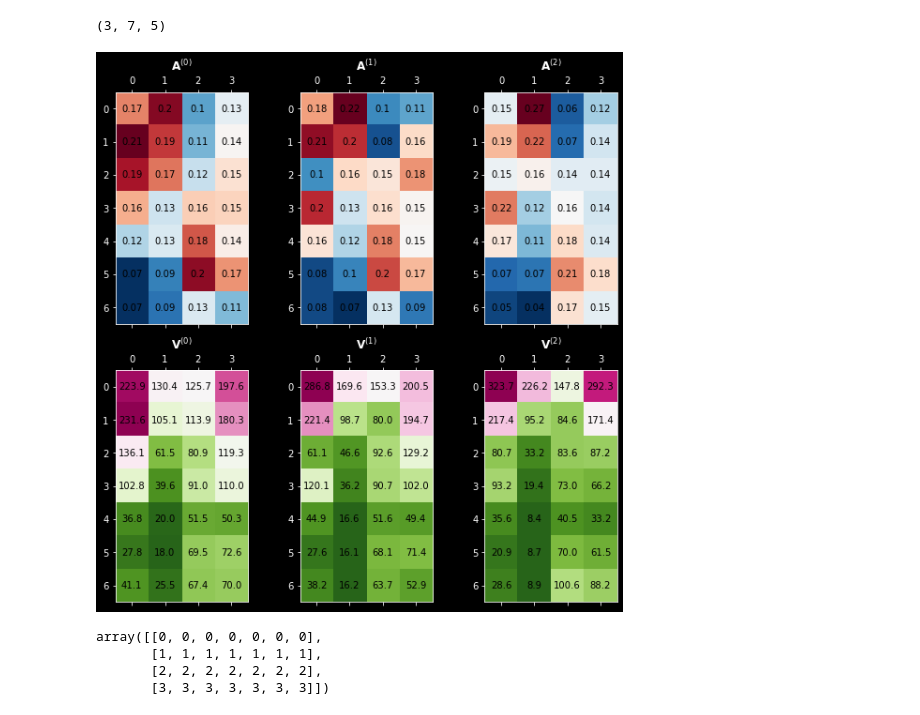
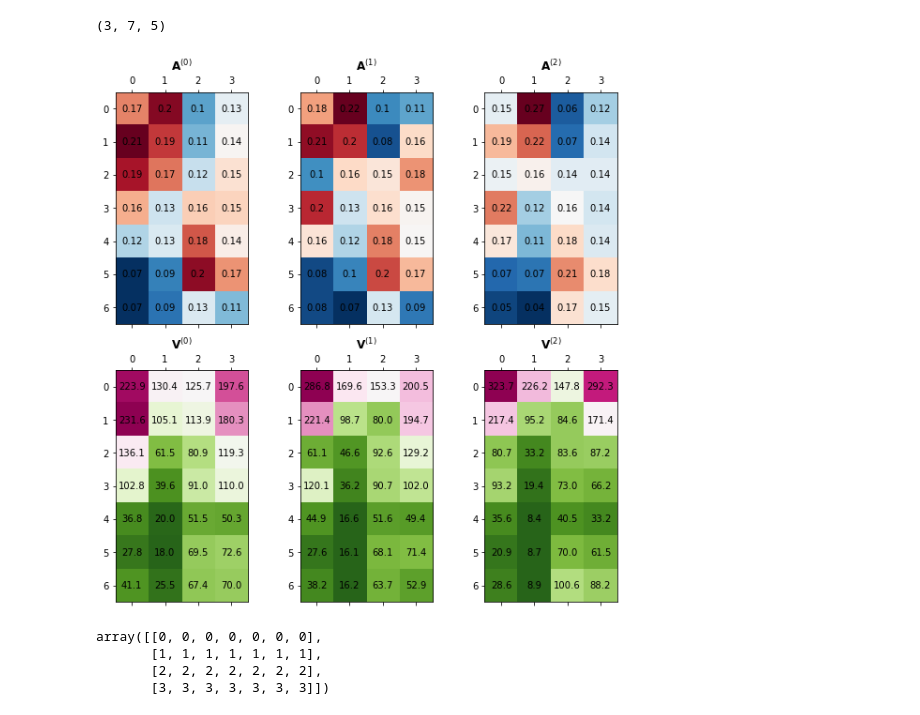
Before and after one commit to shervinazadi/EquiCity_Data, a Jupyter notebook: notebooks/ECG_PP_14_Explore_Data.ipynb, the cells around one changed output. Cells and saved outputs as stored; diff of their text form; code cells hidden in the pictures.

Commit message:
matrix plot finalized

```diff
--- a/notebooks/ECG_PP_14_Explore_Data.ipynb
+++ b/notebooks/ECG_PP_14_Explore_Data.ipynb
@@ -141,39 +141,30 @@ plt.rcParams['figure.figsize'] = [10,10]
 # %%
 def plot_matrix(ax, matrix, cmap, title_text, decimals=2):
     ax.matshow(matrix, cmap=cmap)
-    ax.set_title(title_text)
+    ax.set_title(title_text, color="black")
+    ax.tick_params(color="black", labelcolor="black")
+
+    for spine in ax.spines.values():
+        spine.set_edgecolor("black")
     x, y = np.indices(matrix.shape)
     for i, (x_val, y_val) in enumerate(zip(x.flatten(), y.flatten())):
         c = str(np.round(matrix[x_val, y_val], decimals))
         ax.text(y_val, x_val, c, va='center', ha='center', color="black")
 # %%
 fig, ax = plt.subplots(2, 3)
-# ax[0,0].matshow(D[0,:, :-1], cmap="RdBu_r")
-# ax[0,0].set_title(r"$\mathbf{A}^{(0)}$")
-# x, y = np.indices(D[0,:, :-1].shape)
-# for i, (x_val, y_val) in enumerate(zip(x.flatten(), y.flatten())):
-#     c = str(np.round(D[0,x_val, y_val], 2))
-#     ax[0,0].text(y_val, x_val, c, va='center', ha='center', color="black")
+fig.set_facecolor((1,1,1,1))
 
 plot_matrix(ax[0,0], D[0,:, :-1], "RdBu_r", r"$\mathbf{A}^{(0)}$", 2)
 plot_matrix(ax[0,1], D[1,:, :-1], "RdBu_r", r"$\mathbf{A}^{(1)}$", 2)
 plot_matrix(ax[0,2], D[2,:, :-1], "RdBu_r", r"$\mathbf{A}^{(2)}$", 2)
 plot_matrix(ax[1,0], V[0,:, :-1], "PiYG_r", r"$\mathbf{V}^{(0)}$", 1)
 plot_matrix(ax[1,1], V[1,:, :-1], "PiYG_r", r"$\mathbf{V}^{(1)}$", 1)
 plot_matrix(ax[1,2], V[2,:, :-1], "PiYG_r", r"$\mathbf{V}^{(2)}$", 1)
-# ax[0,1].matshow(D[1,:, :-1], cmap="RdBu_r")
-# ax[0,1].set_title(r"$\mathbf{A}^{(1)}$")
-# ax[0,2].matshow(D[2,:, :-1], cmap="RdBu_r")
-# ax[0,2].set_title(r"$\mathbf{A}^{(2)}$")
 
-# ax[1,0].matshow(V[0,:, :-1], cmap="PiYG_r")
-# ax[1,0].set_title(r"$\mathbf{V}^{(0)}$")
-# ax[1,1].matshow(V[1,:, :-1], cmap="PiYG_r")
-# ax[1,1].set_title(r"$\mathbf{V}^{(1)}$")
-# ax[1,2].matshow(V[2,:, :-1], cmap="PiYG_r")
-# ax[1,2].set_title(r"$\mathbf{V}^{(2)}$")
+fig.savefig("../out/Tensor_Plots_A_V_per_Round.pdf")
+fig.savefig("../out/Tensor_Plots_A_V_per_Round.png", dpi=600, )
 # %% [output]
-[figure, old version]
+[figure, new version]
 # %%
 y
 # %% [output]
```
Also changed, not shown: 2 other files.
